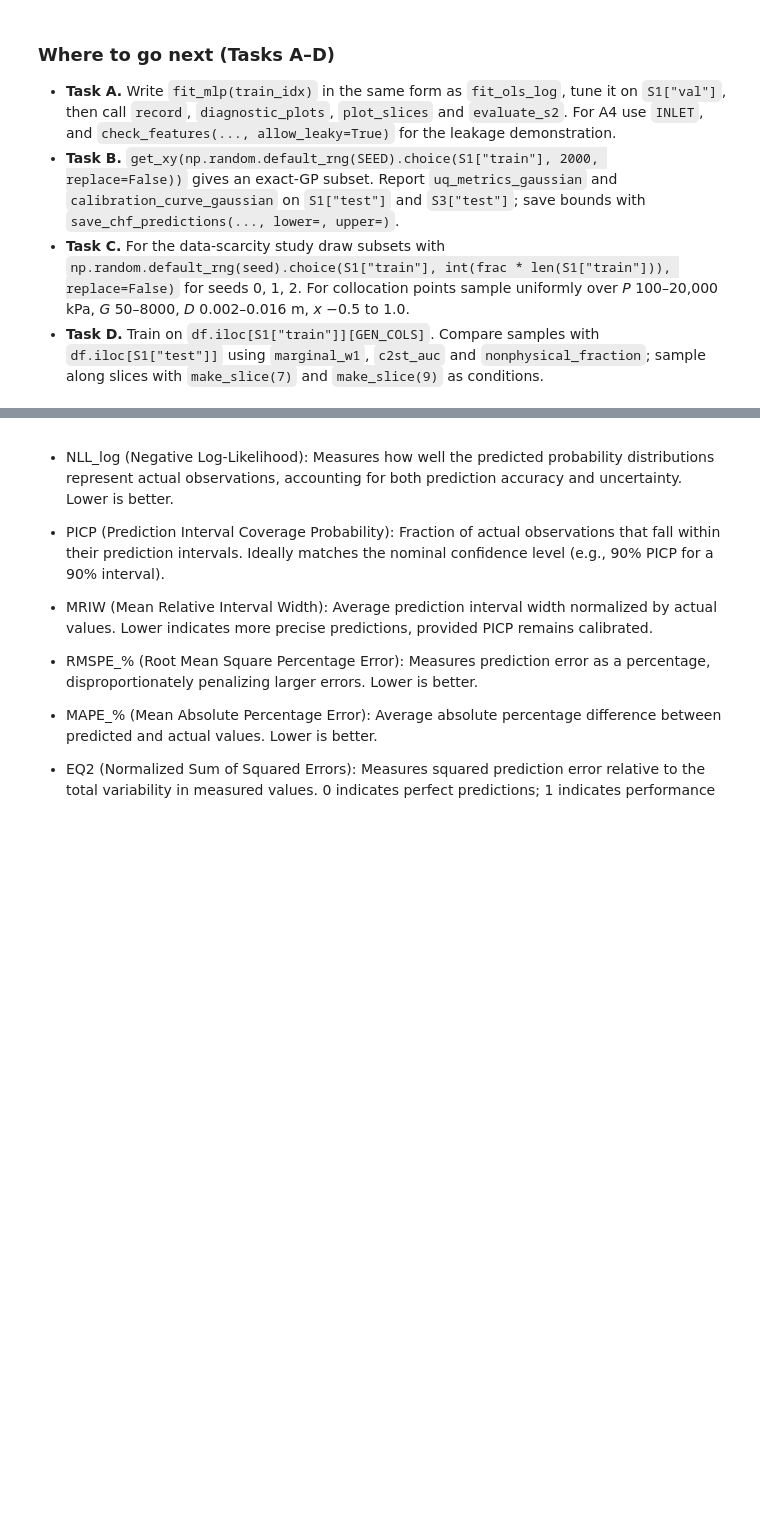
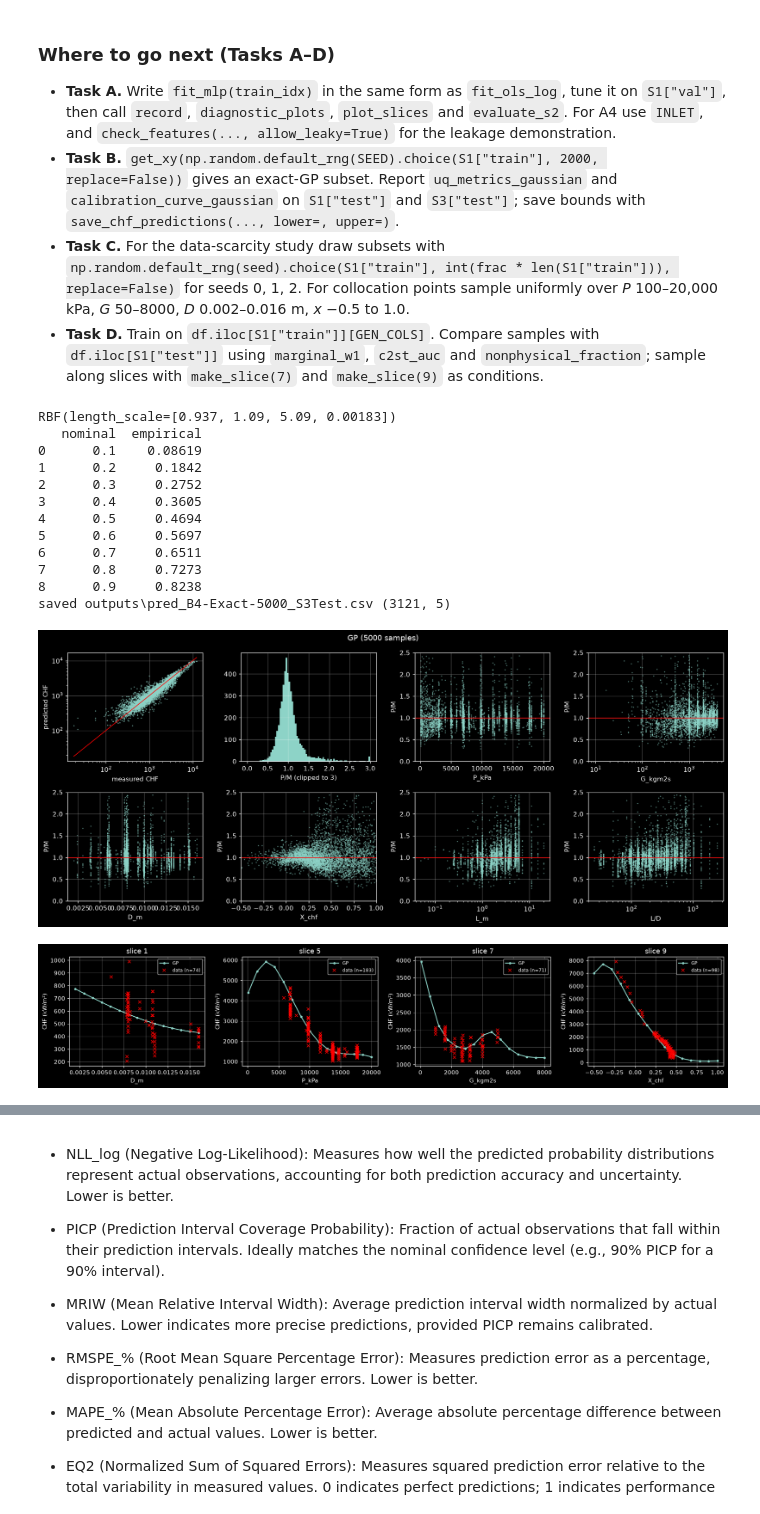
Before and after one commit to JosephAmador56/MECH4V95_Homework, a Jupyter notebook: homework_notebook.ipynb, the cells around one changed output, grey strips where cells are left out. Drawn from its saved outputs; the diff is of its cells as text; code cells hidden in the pictures; blank space fills up the shorter version.

```diff
--- a/homework_notebook.ipynb
+++ b/homework_notebook.ipynb
@@ -680,31 +680,46 @@ restarts = 1
 gp = GaussianProcessRegressor(
     kernel=kernel,
     alpha=alpha, # NEED TO TUNE THIS
     n_restarts_optimizer=restarts, # NEED TO TUNE THIS
     normalize_y=True, # normalize_y to match the prior (zero-mean, unit-variance)
     random_state=SEED # Uses seed for random number generation to initialize centers
 )
 
 # SEEDS used: SEED
 
 # Train GP and measure elapsed time
 start_time = time.perf_counter()
 gp.fit(X_train_scaled, Y_train)
 end_time = time.perf_counter()
 
 # GP prediction
 mean_prediction, std_prediction = np.exp(gp.predict(X_train_scaled, return_std=True))
 
 # B1 Outputs
 S1_Test_mean_prediction, S1_Test_std_prediction = gp.predict(scaler.transform(X_test), return_std=True)
 metrics = uq_metrics_gaussian(np.exp(Y_test), S1_Test_mean_prediction, S1_Test_std_prediction)
 print(gp.kernel_)
 print(calibration_curve_gaussian(np.exp(Y_test), S1_Test_mean_prediction, S1_Test_std_prediction))
-save_chf_predictions(f"B4-Exact-{subset}", S3["test"], np.exp(S1_Test_mean_prediction), lower = metrics["Lower"], upper = metrics["Upper"], split_name = "S3Test")
+#save_chf_predictions(f"B4-Exact-{subset}", S3["test"], np.exp(S1_Test_mean_prediction), lower = metrics["Lower"], upper = metrics["Upper"], split_name = "S3Test")
 
 # Tuning Outputs
 diagnostic_plots(idx, mean_prediction, f"GP ({subset} samples)")
 for name, j in [("S3 val", S3["val"]), ("S3 test", S3["test"])]:
     record(f"GP ({subset} samples, alpha {alpha:.5f}, restarts {restarts})", name, df[TARGET].to_numpy()[j], np.exp(gp.predict(scaler.transform(get_xy(j)[0]))), **{"Training Time": end_time - start_time, "RBF (P, G, D, X)": gp.kernel_, "PICP_95": metrics["PICP_95"], "MRIW": metrics["MRIW"], "NLL_log": metrics["NLL_log"]})
 plot_slices({"GP": lambda d: np.exp(gp.predict(scaler.transform(d[LOCAL].to_numpy(dtype=float))))})
 display(results_table())
+# %% [output]
+RBF(length_scale=[0.937, 1.09, 5.09, 0.00183])
+   nominal  empirical
+0      0.1    0.08619
+1      0.2     0.1842
+2      0.3     0.2752
+3      0.4     0.3605
+4      0.5     0.4694
+5      0.6     0.5697
+6      0.7     0.6511
+7      0.8     0.7273
+8      0.9     0.8238
+saved outputs\pred_B4-Exact-5000_S3Test.csv (3121, 5)
+[figure, added]
+[figure, added]
```
Also changed, not shown: parts of 1 cell of this notebook, 5 other files.
